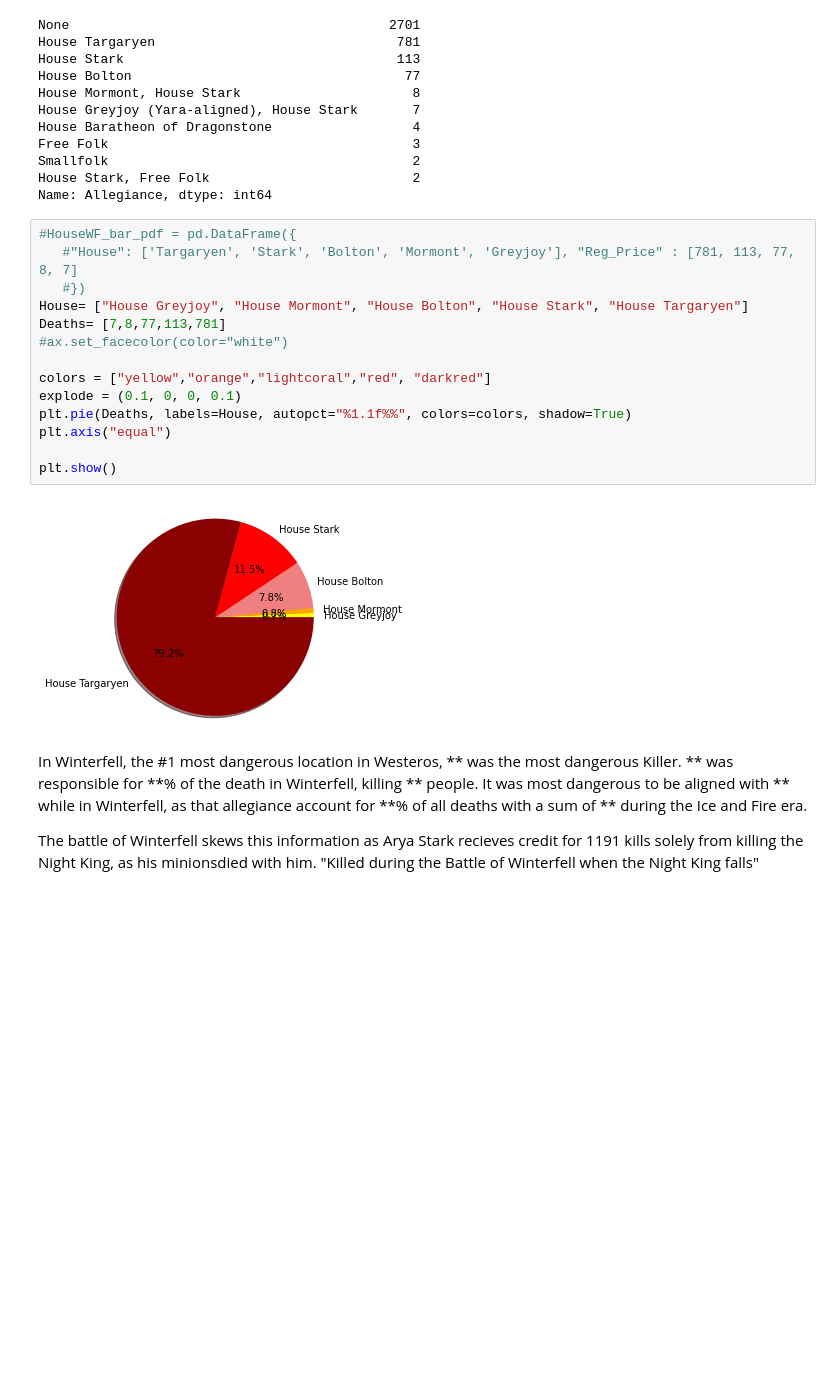
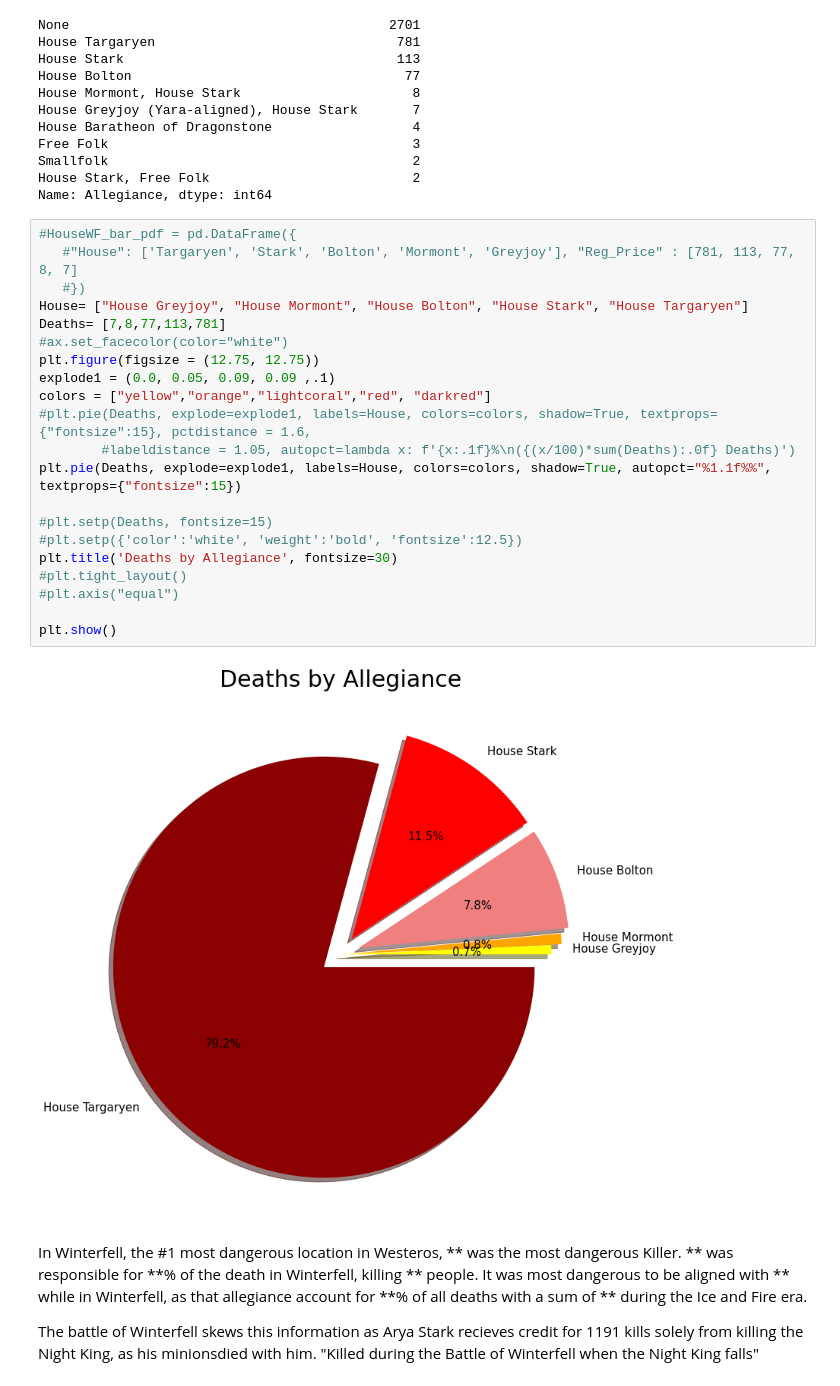
Before and after one commit to AKlepal/Project-One, a Jupyter notebook: Data_Thronestarter.ipynb, the cells around one changed output. Saved outputs shown, nothing was run; the diff lists cells and outputs as text; blank space fills up the shorter version.

Commit message:
fixed pie chart code

```diff
--- a/Data_Thronestarter.ipynb
+++ b/Data_Thronestarter.ipynb
@@ -203,19 +200,26 @@ Name: Allegiance, dtype: int64
 # %%
 #HouseWF_bar_pdf = pd.DataFrame({
    #"House": ['Targaryen', 'Stark', 'Bolton', 'Mormont', 'Greyjoy'], "Reg_Price" : [781, 113, 77, 8, 7]
    #})
 House= ["House Greyjoy", "House Mormont", "House Bolton", "House Stark", "House Targaryen"]
 Deaths= [7,8,77,113,781]
 #ax.set_facecolor(color="white")
+plt.figure(figsize = (12.75, 12.75))
+explode1 = (0.0, 0.05, 0.09, 0.09 ,.1)
+colors = ["yellow","orange","lightcoral","red", "darkred"]
+#plt.pie(Deaths, explode=explode1, labels=House, colors=colors, shadow=True, textprops={"fontsize":15}, pctdistance = 1.6,
+        #labeldistance = 1.05, autopct=lambda x: f'{x:.1f}%\n({(x/100)*sum(Deaths):.0f} Deaths)')
+plt.pie(Deaths, explode=explode1, labels=House, colors=colors, shadow=True, autopct="%1.1f%%", textprops={"fontsize":15})
 
-colors = ["yellow","orange","lightcoral","red", "darkred"]
-explode = (0.1, 0, 0, 0.1)
-plt.pie(Deaths, labels=House, autopct="%1.1f%%", colors=colors, shadow=True)
-plt.axis("equal")
+#plt.setp(Deaths, fontsize=15)
+#plt.setp({'color':'white', 'weight':'bold', 'fontsize':12.5})
+plt.title('Deaths by Allegiance', fontsize=30)
+#plt.tight_layout()
+#plt.axis("equal")
 
 plt.show()
 # %% [output]
-[figure, old version]
+[figure, new version]
 # %% [markdown]
 In Winterfell, the #1 most dangerous location in Westeros, ** was the most dangerous Killer. ** was responsible for **% of the death in Winterfell, killing ** people. It was most dangerous to be aligned with ** while in Winterfell, as that allegiance account for **% of all deaths with a sum of ** during the Ice and Fire era.
 
```
Also changed, not shown: parts of 1 cell of this notebook.
